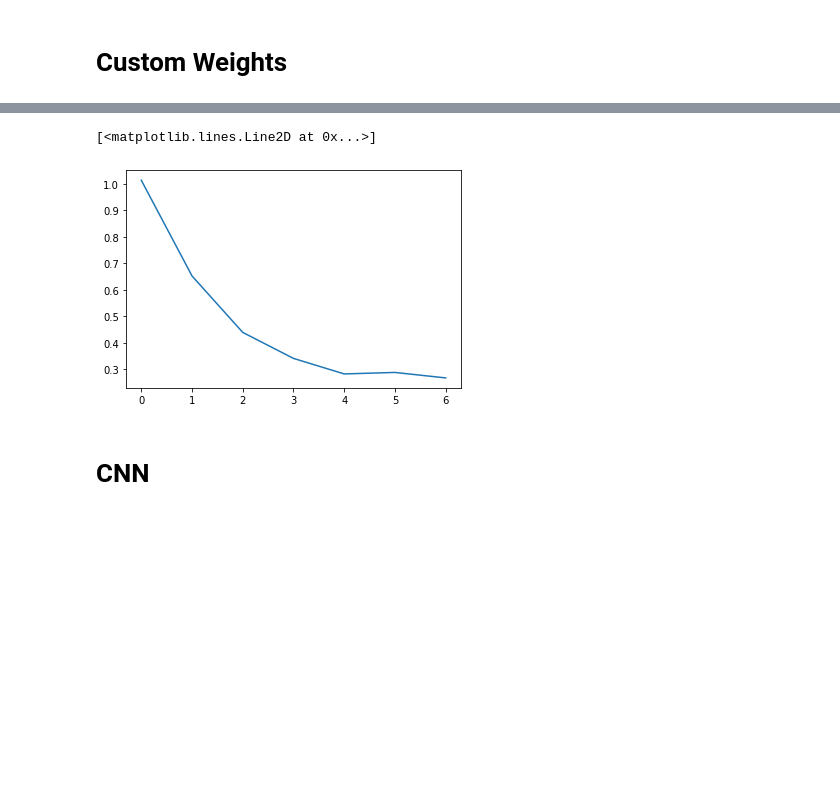
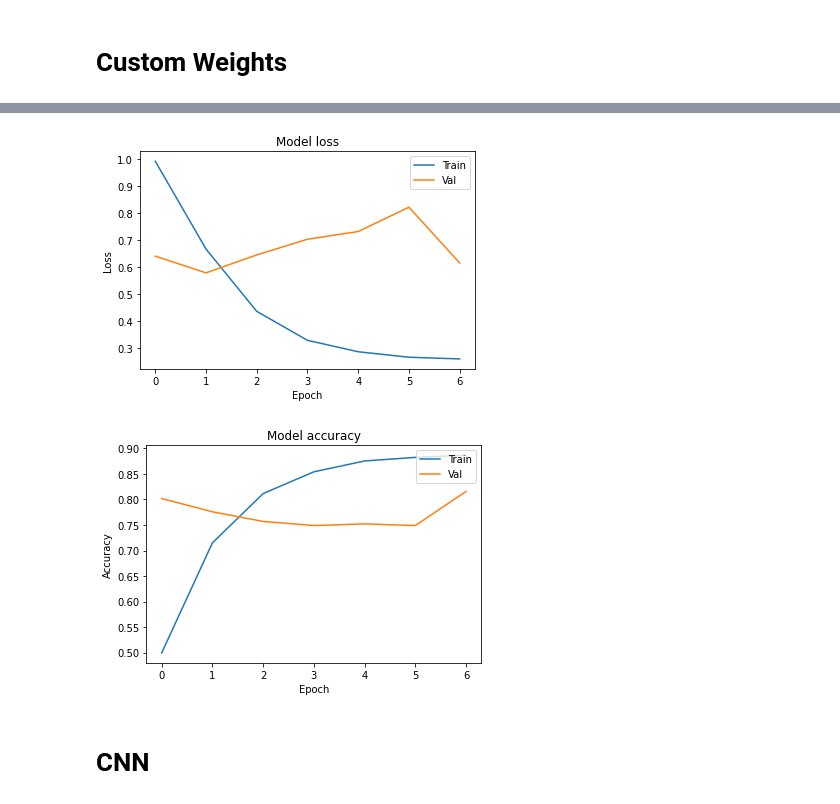
Before and after one commit to Jonas399/Hate-Speech-Recognition, a Jupyter notebook: docs/Hate Speech.ipynb, the cells around one changed output, grey strips where cells are left out. Saved outputs shown, nothing was run; the diff lists cells and outputs as text; code cells hidden in the pictures; blank space fills up the shorter version.

```diff
--- a/docs/Hate Speech.ipynb
+++ b/docs/Hate Speech.ipynb
@@ -685,10 +701,24 @@ weighted avg       0.88      0.78      0.82      4957
 <Figure size 216x216 with 0 Axes>
 [figure]
 # %%
-plt.plot(history_model_2.history["loss"])
+plt.plot(history_model_2.history['loss'])
+plt.plot(history_model_2.history['val_loss'])
+plt.title('Model loss')
+plt.ylabel('Loss')
+plt.xlabel('Epoch')
+plt.legend(['Train', 'Val'], loc='upper right')
+plt.show()
+
+plt.plot(history_model_2.history['accuracy'])
+plt.plot(history_model_2.history['val_accuracy'])
+plt.title('Model accuracy')
+plt.ylabel('Accuracy')
+plt.xlabel('Epoch')
+plt.legend(['Train', 'Val'], loc='upper right')
+plt.show()
 # %% [output]
-[<matplotlib.lines.Line2D at 0x...>]
-[figure, old version]
+[figure, new version]
+[figure, added]
 # %% [markdown]
 # CNN
 # %%
```
Also changed, not shown: parts of 34 cells of this notebook.
